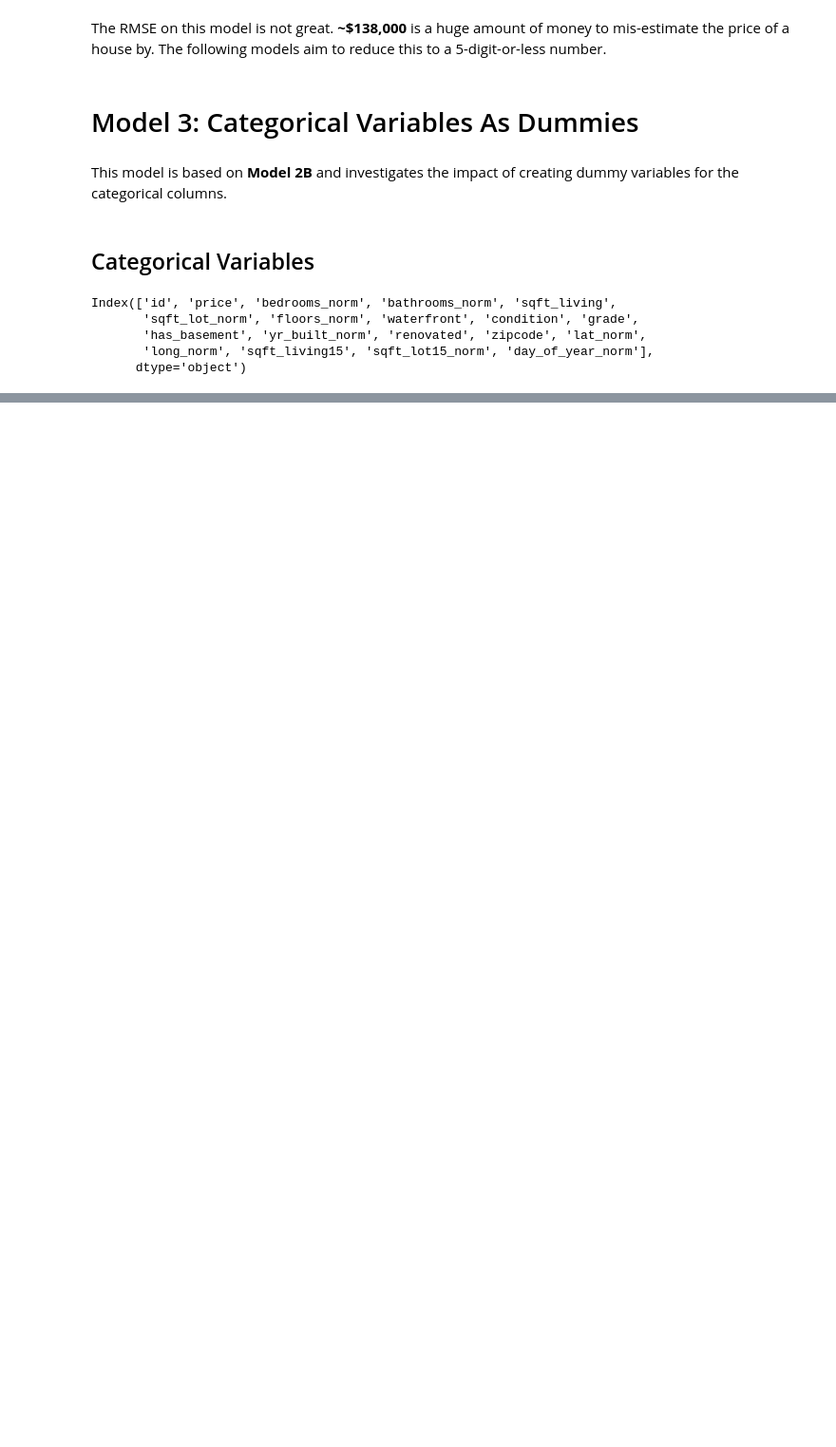
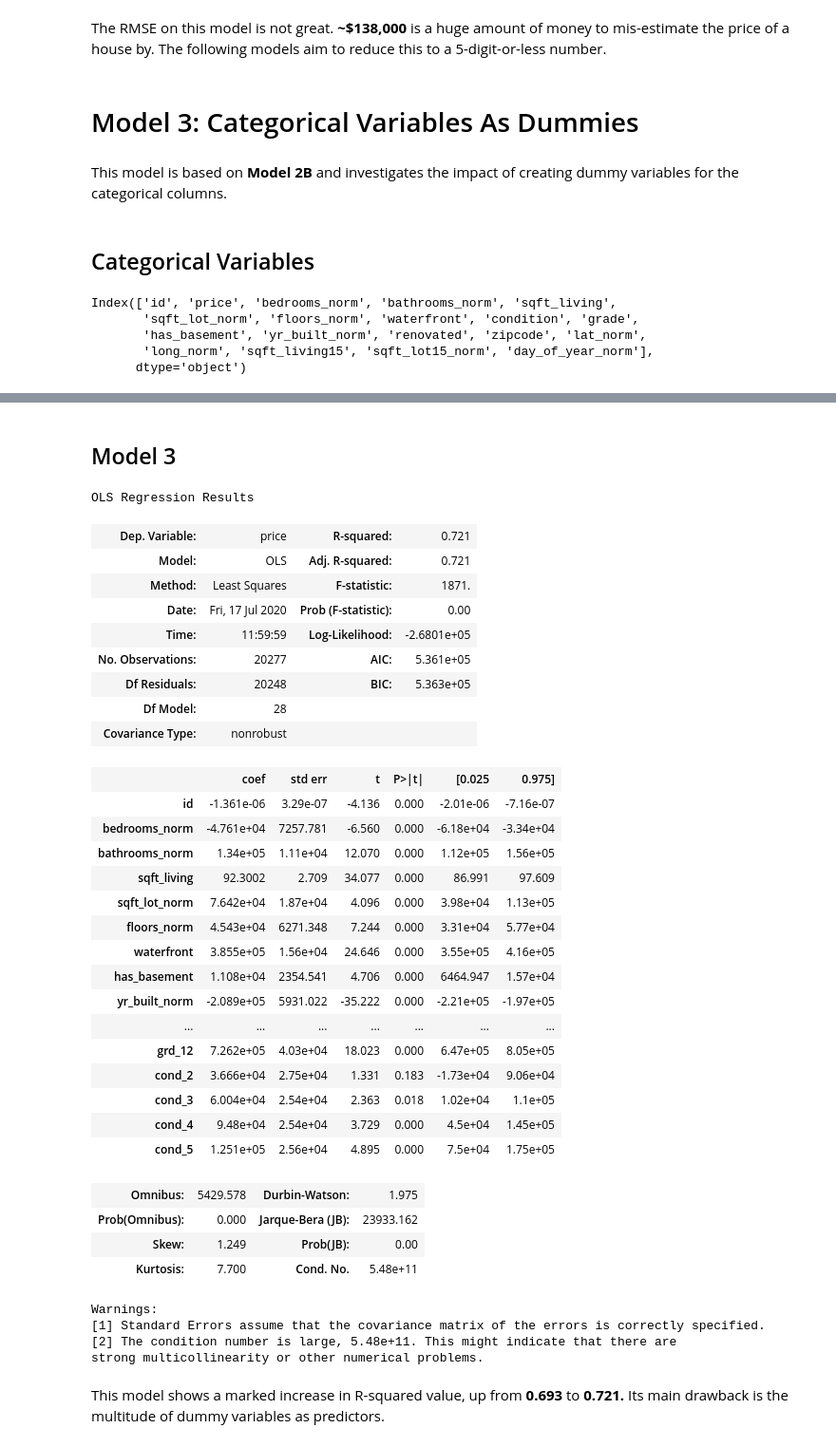
Before and after one commit to stevenzych/housing-project, a Jupyter notebook: notebooks/model_training.ipynb, the cells around one changed output, grey strips where cells are left out. Shown at 95% size. Cells and saved outputs as stored; diff of their text form; code cells hidden in the pictures; blank space fills up the shorter version.

```diff
--- a/model_training.ipynb
+++ b/notebooks/model_training.ipynb
@@ -415,0 +325,23 @@ X_train, X_test, y_train, y_test = train_test_split(X, y, test_size = 0.2)
+# %%
+# Sectors by lat and long
+df4.loc[(df4['lat'] >= 47.505) & (df4['long'] >= -122.221), "sector_1"] = 1
+df4.loc[(df4['lat'] >= 47.505) & (df4['long'] < -122.221), "sector_2"] = 1
+df4.loc[(df4['lat'] < 47.505) & (df4['long'] >= -122.221), "sector_3"] = 1
+df4.loc[(df4['lat'] < 47.505) & (df4['long'] < -122.221), "sector_4"] = 1
+# %%
+# Fill sector NaN's with zeros
+for sector in ['sector_1', 'sector_2', 'sector_3', 'sector_4']:
+    df4[sector] = df4[sector].fillna(0)
+# %%
+# Drop now-useless columns, including sector_1 as in dummies-drop-first style
+df4.drop(["zipcode", "lat", "long", "sector_1"], axis=1, inplace=True)
+# %%
+# Condition and grade dummies
+grd_dummies = pd.get_dummies(df4.grade, prefix="grd", drop_first=True)
+df4.drop('grade', axis=1, inplace=True)
+
+cond_dummies = pd.get_dummies(df4.condition, prefix="cond", drop_first=True)
+df4.drop('condition', axis=1, inplace=True)
+
+df4 = pd.concat([df4, grd_dummies, cond_dummies], axis=1)
+df4.head()
@@ -416 +356,46 @@ X_train, X_test, y_train, y_test = train_test_split(X, y, test_size = 0.2)
+# %% [markdown]
+## Model 3
+# %%
+price = df4.price
+indep = df4.drop('price', axis = 1)
+
+model4 = sm.OLS(price, indep).fit()
+model4.summary()
+# %% [output]
+OLS Regression Results
+| Dep. Variable: | price | R-squared: | 0.721 |
+| Model: | OLS | Adj. R-squared: | 0.721 |
+| Method: | Least Squares | F-statistic: | 1871. |
+| Date: | Fri, 17 Jul 2020 | Prob (F-statistic): | 0.00 |
+| Time: | 11:59:59 | Log-Likelihood: | -2.6801e+05 |
+| No. Observations: | 20277 | AIC: | 5.361e+05 |
+| Df Residuals: | 20248 | BIC: | 5.363e+05 |
+| Df Model: | 28 |  |  |
+| Covariance Type: | nonrobust |  |  |
+|  | coef | std err | t | P>|t| | [0.025 | 0.975] |
+| id | -1.361e-06 | 3.29e-07 | -4.136 | 0.000 | -2.01e-06 | -7.16e-07 |
+| bedrooms_norm | -4.761e+04 | 7257.781 | -6.560 | 0.000 | -6.18e+04 | -3.34e+04 |
+| bathrooms_norm | 1.34e+05 | 1.11e+04 | 12.070 | 0.000 | 1.12e+05 | 1.56e+05 |
+| sqft_living | 92.3002 | 2.709 | 34.077 | 0.000 | 86.991 | 97.609 |
+| sqft_lot_norm | 7.642e+04 | 1.87e+04 | 4.096 | 0.000 | 3.98e+04 | 1.13e+05 |
+| floors_norm | 4.543e+04 | 6271.348 | 7.244 | 0.000 | 3.31e+04 | 5.77e+04 |
+| waterfront | 3.855e+05 | 1.56e+04 | 24.646 | 0.000 | 3.55e+05 | 4.16e+05 |
+| has_basement | 1.108e+04 | 2354.541 | 4.706 | 0.000 | 6464.947 | 1.57e+04 |
+| yr_built_norm | -2.089e+05 | 5931.022 | -35.222 | 0.000 | -2.21e+05 | -1.97e+05 |
+| ... | ... | ... | ... | ... | ... | ... |
+| grd_12 | 7.262e+05 | 4.03e+04 | 18.023 | 0.000 | 6.47e+05 | 8.05e+05 |
+| cond_2 | 3.666e+04 | 2.75e+04 | 1.331 | 0.183 | -1.73e+04 | 9.06e+04 |
+| cond_3 | 6.004e+04 | 2.54e+04 | 2.363 | 0.018 | 1.02e+04 | 1.1e+05 |
+| cond_4 | 9.48e+04 | 2.54e+04 | 3.729 | 0.000 | 4.5e+04 | 1.45e+05 |
+| cond_5 | 1.251e+05 | 2.56e+04 | 4.895 | 0.000 | 7.5e+04 | 1.75e+05 |
+| Omnibus: | 5429.578 | Durbin-Watson: | 1.975 |
+| Prob(Omnibus): | 0.000 | Jarque-Bera (JB): | 23933.162 |
+| Skew: | 1.249 | Prob(JB): | 0.00 |
+| Kurtosis: | 7.700 | Cond. No. | 5.48e+11 |
+Warnings:
+[1] Standard Errors assume that the covariance matrix of the errors is correctly specified.
+[2] The condition number is large, 5.48e+11. This might indicate that there are
+strong multicollinearity or other numerical problems.
+# %% [markdown]
+This model shows a marked increase in R-squared value, up from **0.693** to **0.721.** Its main drawback is the multitude of dummy variables as predictors.
 # %%
```
Also changed, not shown: parts of 53 cells of this notebook, 2 other files.
